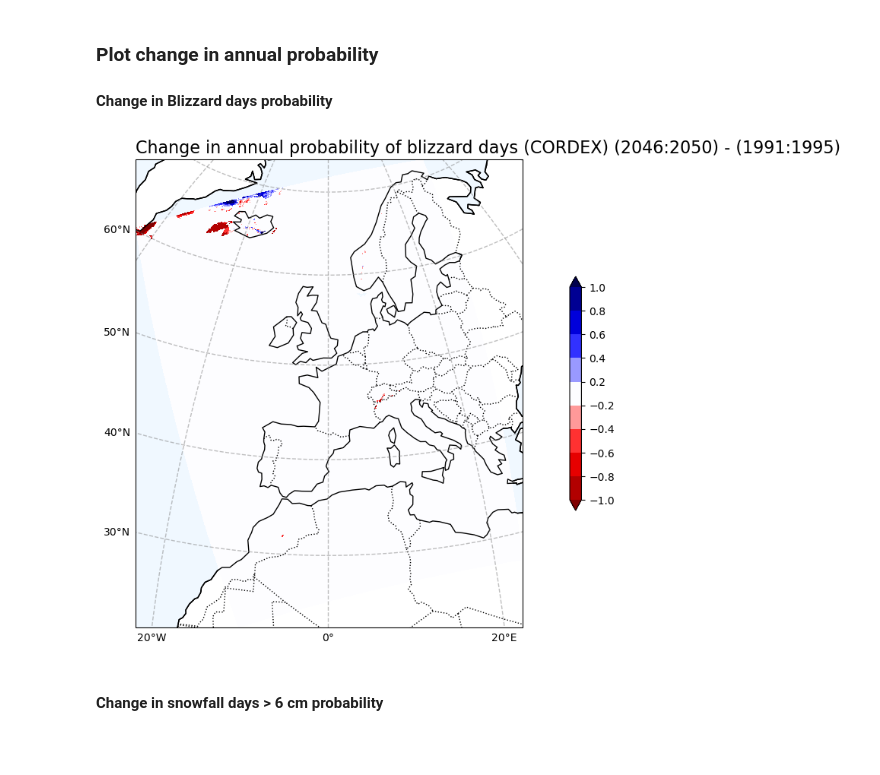
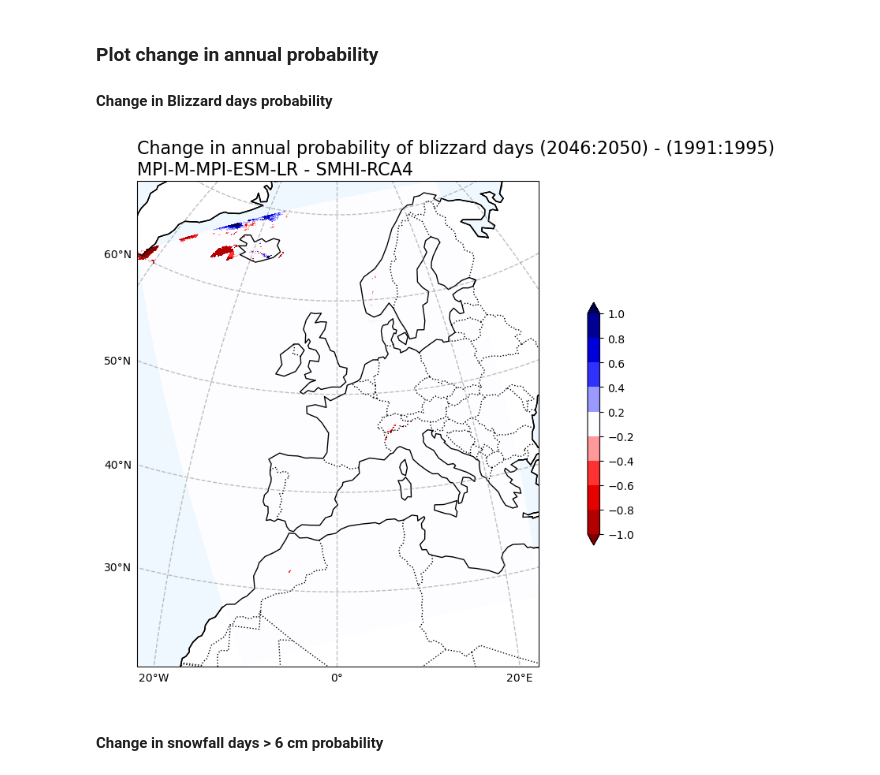
Before and after one commit to CLIMAAX/SNOW, a Jupyter notebook: 01_Heavy_snowfall_and_blizzards/Risk_assessment_SNOW_BLIZZARDS.ipynb, the cells around one changed output. Cells and saved outputs as stored; diff of their text form; code cells hidden in the pictures; blank space fills up the shorter version.

```diff
--- a/01_Heavy_snowfall_and_blizzards/Risk_assessment_SNOW_BLIZZARDS.ipynb
+++ b/01_Heavy_snowfall_and_blizzards/Risk_assessment_SNOW_BLIZZARDS.ipynb
@@ -305,16 +305,17 @@ def plot_map_CORDEX(var1, V1_p_levels, V1_cmap, Tit1, V1_cb_tit,fileout):
 # %%
 # Plot change in Annual probability of blizzard days
 var1 = BdayCount_anaProb_mean_change.blizzard_days
 V1_p_levels = [-1, -0.8, -0.6, -0.4, -0.2, 0.2, 0.4, 0.6, 0.8, 1]
 V1_cmap = 'seismic_r'
 
-Tit1 = f'Change in annual probability of blizzard days (CORDEX) ({RCP_start_year}:{RCP_end_year}) - ({Hist_start_year}:{Hist_end_year})'
+Tit1 = f'Change in annual probability of blizzard days ({RCP_start_year}:{RCP_end_year}) - ({Hist_start_year}:{Hist_end_year}) \n{gcm_model_Name} - {rcm_model_Name}'
+# Add title
 V1_cb_tit = ' '
 fileout = os.path.join(plot_dir, f'Chan_Ann_prob_blizzard_days_CORDEX_{gcm_model_Name}_{rcm_model_Name}_{RCP_experiment_in1}_{ensemble_member_in}_{RCP_start_year}_{RCP_end_year}.png')
 
 plot_map_CORDEX(var1, V1_p_levels, V1_cmap, Tit1, V1_cb_tit,fileout)
 # %% [output]
-[figure, old version]
+[figure, new version]
 # %% [markdown]
 #### Change in snowfall days > 6 cm probability
 # %%
```
Also changed, not shown: parts of 9 cells of this notebook.
